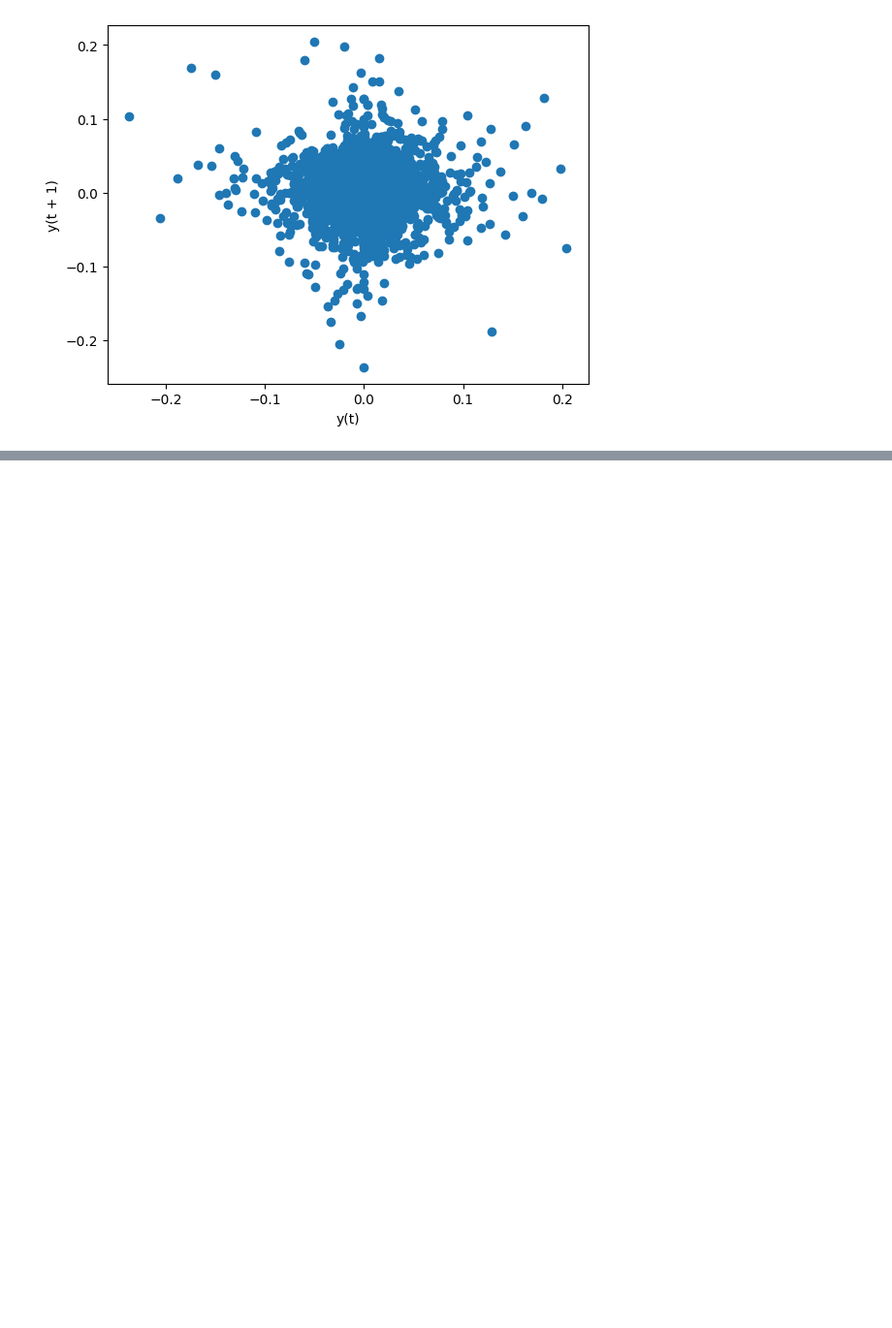
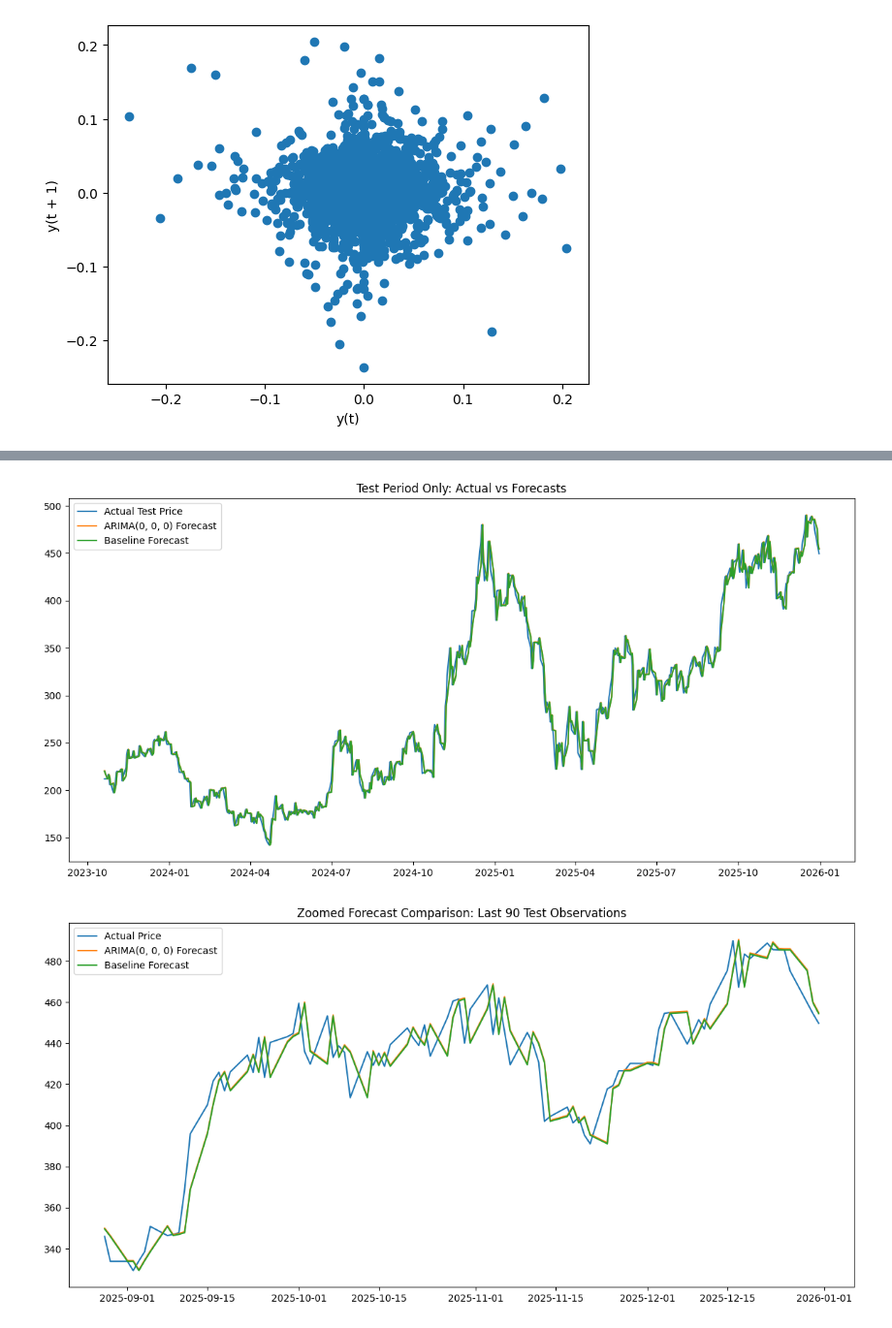
Before and after one commit to killianharnett1/tesla-time-series-analysis, a Jupyter notebook: notebooks/tesla_time_series_analysis.ipynb, the cells around one changed output, grey strips where cells are left out. Shown at 97% size. Cells and saved outputs as stored; diff of their text form; code cells hidden in the pictures; blank space fills up the shorter version.

```diff
--- a/notebooks/tesla_time_series_analysis.ipynb
+++ b/notebooks/tesla_time_series_analysis.ipynb
@@ -206,0 +475,58 @@ plt.show()
+# %%
+# Improved Forecast Plots
+# Show the forecast clearly by zooming into the test period
+# and plotting forecast errors as well.
+
+import matplotlib.pyplot as plt
+
+#  test period only
+plt.figure(figsize=(12, 6))
+plt.plot(test_prices_s.index, test_prices_s, label="Actual Test Price")
+plt.plot(forecast_df.index, forecast_df["Forecast_Price"], label=f"ARIMA{best_order} Forecast")
+plt.plot(forecast_df.index, forecast_df["Baseline_Price"], label="Baseline Forecast")
+plt.title("Test Period Only: Actual vs Forecasts")
+plt.legend()
+plt.tight_layout()
+plt.show()
+
+# last 90 observations
+zoom_n = 90
+zoom_idx = forecast_df.index[-zoom_n:]
+
+plt.figure(figsize=(12, 6))
+plt.plot(zoom_idx, forecast_df.loc[zoom_idx, "Actual_Price"], label="Actual Price")
+plt.plot(zoom_idx, forecast_df.loc[zoom_idx, "Forecast_Price"], label=f"ARIMA{best_order} Forecast")
+plt.plot(zoom_idx, forecast_df.loc[zoom_idx, "Baseline_Price"], label="Baseline Forecast")
+plt.title(f"Zoomed Forecast Comparison: Last {zoom_n} Test Observations")
+plt.legend()
+plt.tight_layout()
+plt.show()
+
+# Forecast errors
+forecast_df["ARIMA_Error"] = forecast_df["Actual_Price"] - forecast_df["Forecast_Price"]
+forecast_df["Baseline_Error"] = forecast_df["Actual_Price"] - forecast_df["Baseline_Price"]
+
+plt.figure(figsize=(12, 5))
+plt.plot(forecast_df.index, forecast_df["ARIMA_Error"], label="ARIMA Error")
+plt.plot(forecast_df.index, forecast_df["Baseline_Error"], label="Baseline Error")
+plt.axhline(0, linestyle="--")
+plt.title("Forecast Errors: Actual - Predicted")
+plt.legend()
+plt.tight_layout()
+plt.show()
+
+# Difference between ARIMA and baseline forecasts
+forecast_df["Forecast_Difference"] = (
+    forecast_df["Forecast_Price"] - forecast_df["Baseline_Price"]
+)
+
+plt.figure(figsize=(12, 5))
+plt.plot(forecast_df.index, forecast_df["Forecast_Difference"], label="ARIMA - Baseline")
+plt.axhline(0, linestyle="--")
+plt.title("Difference Between ARIMA and Baseline Forecasts")
+plt.legend()
+plt.tight_layout()
+plt.show()
+# %% [output]
+[figure, added]
+[figure, added]
```
Also changed, not shown: parts of 66 cells of this notebook, 17 other files.
